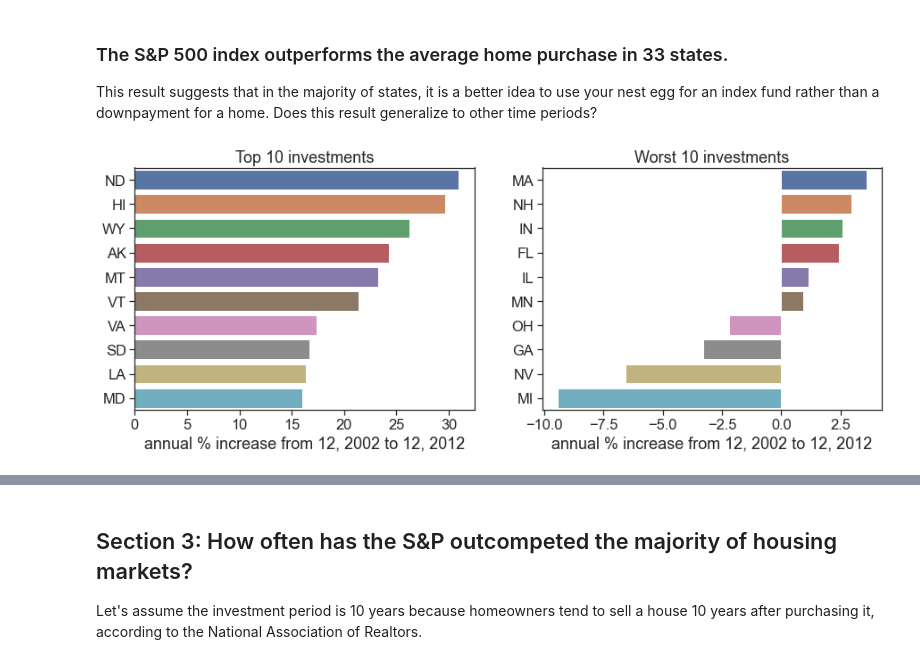
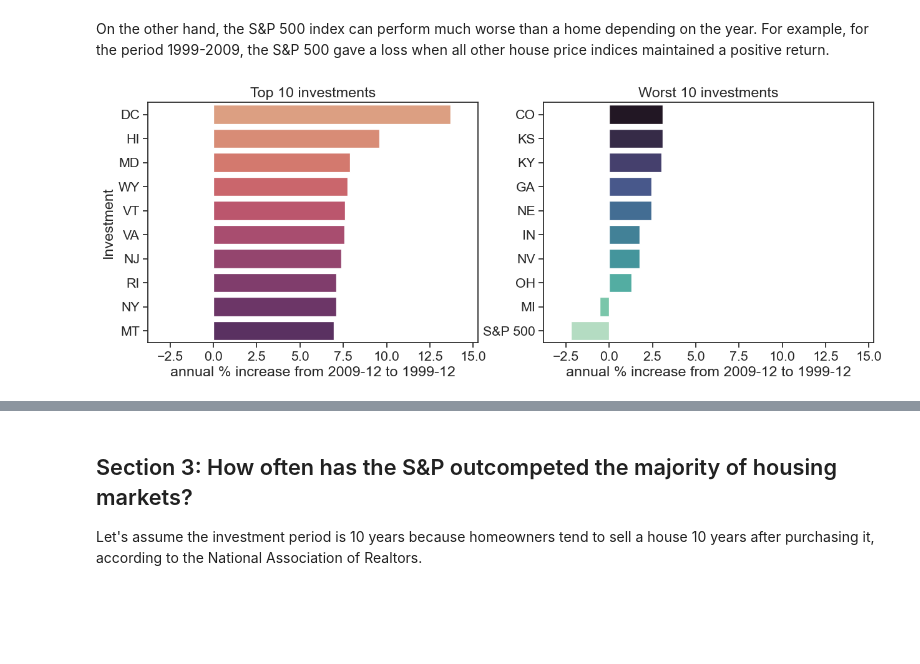
Before and after one commit to fxpena/RE_v_stocks, a Jupyter notebook: RE_v_stocks.ipynb, the cells around one changed output, grey strips where cells are left out. Drawn from its saved outputs; the diff is of its cells as text; code cells hidden in the pictures; blank space fills up the shorter version.

```diff
--- a/RE_v_stocks.ipynb
+++ b/RE_v_stocks.ipynb
@@ -23,18 +22,15 @@ from modules import data_processing
 import matplotlib.pyplot as plt
 import seaborn as sns
 
-sns.set_theme(style="ticks", font_scale=1.4)
+sns.set_theme(style="ticks", font_scale=1.4, palette="colorblind")
 # %%
 # load data
 data_dir = os.path.join(os.path.dirname(''), 'data')
 
-mortgage_rates = pd.read_csv(os.path.join(data_dir, "MORTGAGE30US.csv"),index_col=0)
-mortgage_rates.index = pd.to_datetime(mortgage_rates.index)
-
 SP500_df = yf.download("^GSPC", start="1980-01-01", progress=False, interval="3mo")['Close']
 
 # load data from all states. dates are the first day of each quarter
-states_HPI = data_processing.load_state_data(os.path.join(data_dir, 'states'))
+states_HPI = data_processing.load_state_data(data_dir)
 
 # join all data on date index
 df = SP500_df.join(states_HPI, how='inner').rename(columns={'^GSPC':'S&P 500'})
@@ -129,0 +78,29 @@ sum(example1<example1['S&P 500'])
+# %%
+#choose the last date that's available
+start_date = datetime(1997,1,1)
+final_date = start_date.replace(year=start_date.year+20)
+example1 = data_processing.total_return(df, start_date, final_date)
+
+#show these changes in a bar plot
+def plot_best_and_worst(for_plot, start_date, final_date):
+    fig, ax=plt.subplots(1,2,figsize=(15,5))
+    for_xaxis='annual % increase from '+start_date.strftime('%Y-%m')+' to '+final_date.strftime('%Y-%m')
+    delta = (for_plot.max()-for_plot.min())*0.1
+    xlim = (for_plot.min()-delta, for_plot.max()+delta)
+    # only show the top 10
+    sns.barplot(x=for_plot[:10], y=for_plot[:10].index, ax=ax[0], orient='h',
+                palette='flare', hue=for_plot[:10].index, legend=False)
+    ax[0].set_title('Top 10 investments')
+    ax[0].set_xlabel(for_xaxis)
+    ax[0].set_xlim(xlim)
+    ax[0].set_ylabel('Investment')
+    sns.barplot(x=for_plot[-10:], y=for_plot[-10:].index, ax=ax[1], orient='h',
+                palette='mako', hue=for_plot[-10:].index, legend=False)
+    ax[1].set_title('Worst 10 investments')
+    ax[1].set_xlabel(for_xaxis)
+    ax[1].set_xlim(xlim)
+    ax[1].set_ylabel('')
+    plt.show()
+
+
+plot_best_and_worst(example1, start_date, final_date)
@@ -130,3 +109,2 @@ sum(example1<example1['S&P 500'])
 # %% [markdown]
-### The S&P 500 index outperforms the average home purchase in 33 states.
-This result suggests that in the majority of states, it is a better idea to use your nest egg for an index fund rather than a downpayment for a home. Does this result generalize to other time periods?
+On the other hand, the S&P 500 index can perform much worse than a home depending on the year. For example, for the period 1999-2009, the S&P 500 gave a loss when all other house price indices maintained a positive return.
@@ -139,7 +111,7 @@ This result suggests that in the majority of states, it is a better idea to use
 # %%
-final_date = datetime(2012, 12, 1)
-start_date = datetime(2002, 12, 1)
+final_date = datetime(1999, 12, 1)
+start_date = datetime(2009, 12, 1)
 example2 = data_processing.total_return(df, start_date, final_date)
 plot_best_and_worst(example2, start_date, final_date)
 # %% [output]
-[figure, old version]
+[figure, new version]
```
Also changed, not shown: parts of 20 cells of this notebook, 52 other files.
